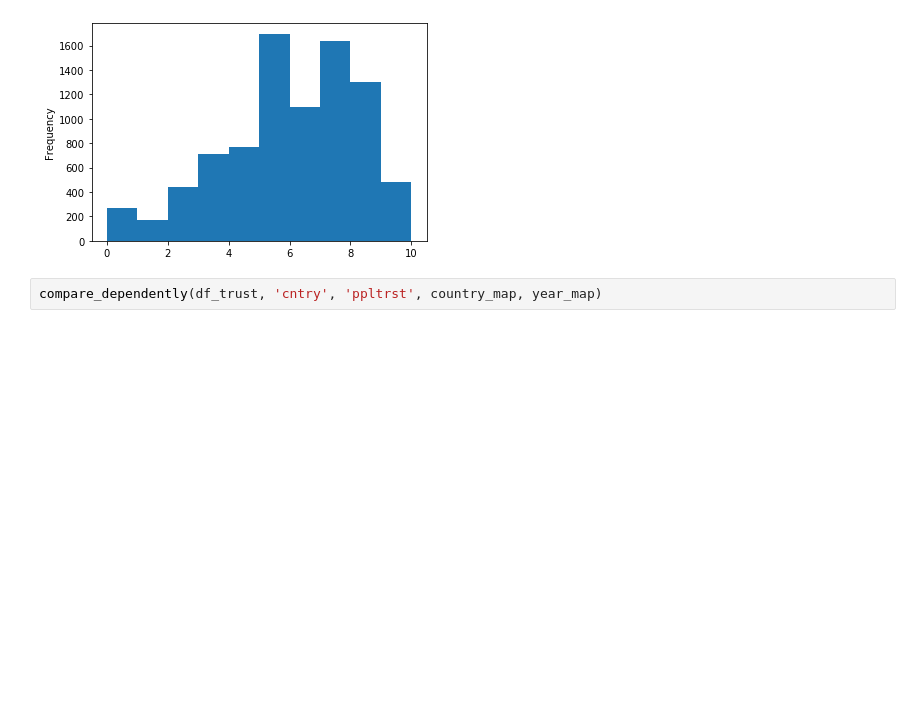
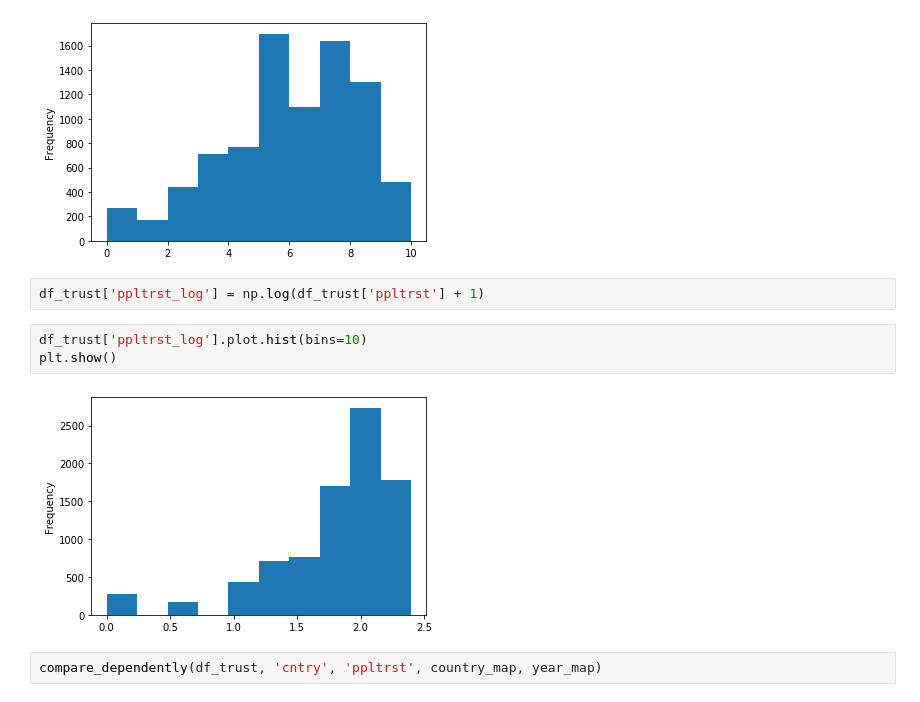
Before and after one commit to dmclark53/thinkful, a Jupyter notebook: Module_39/Challenge/European_Social_Survey.ipynb, the cells around one changed output. Cells and saved outputs as stored; diff of their text form; blank space fills up the shorter version.

```diff
--- a/Module_39/Challenge/European_Social_Survey.ipynb
+++ b/Module_39/Challenge/European_Social_Survey.ipynb
@@ -121,6 +122,13 @@ df_trust['ppltrst'].plot.hist(bins=10)
 plt.show()
 # %% [output]
 [figure]
+# %%
+df_trust['ppltrst_log'] = np.log(df_trust['ppltrst'] + 1)
+# %%
+df_trust['ppltrst_log'].plot.hist(bins=10)
+plt.show()
+# %% [output]
+[figure, added]
 # %%
 compare_dependently(df_trust, 'cntry', 'ppltrst', country_map, year_map)
 # %% [output]
```
Also changed, not shown: parts of 14 cells of this notebook.
